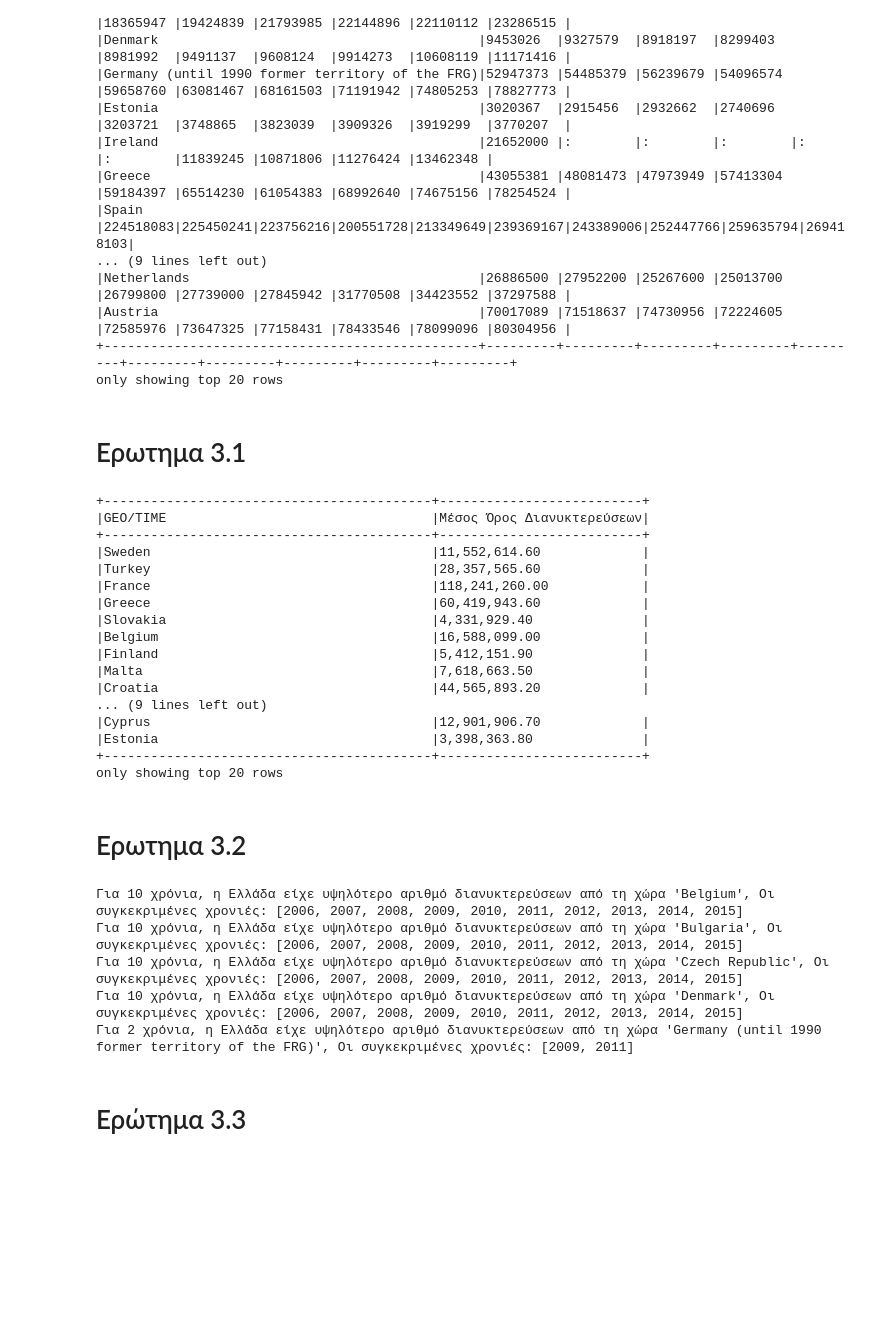
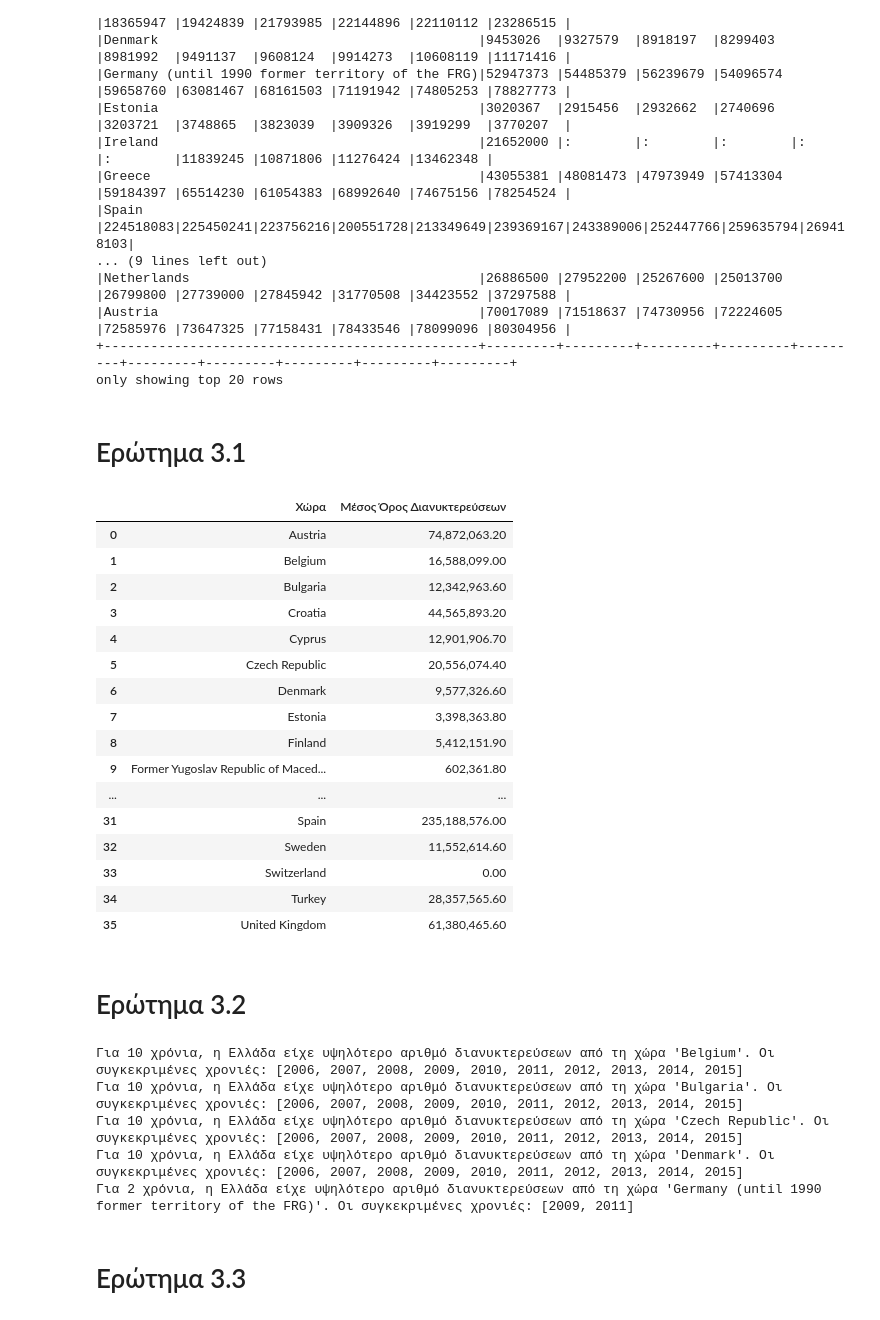
Before and after one commit to vagg99/Decentralized-Systems, a Jupyter notebook: Spark/three.ipynb, the cells around one changed output. Saved outputs shown, nothing was run; the diff lists cells and outputs as text; code cells hidden in the pictures; blank space fills up the shorter version.

```diff
--- a/Spark/three.ipynb
+++ b/Spark/three.ipynb
@@ -66,7 +67,7 @@ for year_col in year_columns:
         when(col(year_col).cast(FloatType()).isNotNull(), col(year_col).cast(FloatType())).otherwise(0.0)
     )
 # %% [markdown]
-# Ερωτημα 3.1
+# Ερώτημα 3.1
 # %%
 # Βρίσκω τον μέσο όρο των στηλών για κάθε χρονο
 year_columns = [str(year) for year in range(2006, 2016)]
@@ -77,27 +78,33 @@ result = spark_df.select("GEO/TIME", average_column.alias("AverageTourists")) \
 # %%
 result_formatted = result.withColumn("Μέσος Όρος Διανυκτερεύσεων", format_number(col("avg(AverageTourists)"), 2))
 result_formatted = result_formatted.drop("avg(AverageTourists)")
-result_formatted.show(truncate=False)
+# αλλαγή του τίτλου της στήλης GEO/TIME σε Χώρα
+result_formatted = result_formatted.withColumnRenamed("GEO/TIME", "Χώρα")
+
+#result_formatted.show(truncate=False)
+# ταξινόμηση βάσει ονόματος χώρας
+result_formatted = result_formatted.orderBy("GEO/TIME")
+result_formatted.toPandas()
 # %% [output]
-+------------------------------------------+--------------------------+
-|GEO/TIME                                  |Μέσος Όρος Διανυκτερεύσεων|
-+------------------------------------------+--------------------------+
-|Sweden                                    |11,552,614.60             |
-|Turkey                                    |28,357,565.60             |
-|France                                    |118,241,260.00            |
-|Greece                                    |60,419,943.60             |
-|Slovakia                                  |4,331,929.40              |
-|Belgium                                   |16,588,099.00             |
-|Finland                                   |5,412,151.90              |
-|Malta                                     |7,618,663.50              |
-|Croatia                                   |44,565,893.20             |
-... (9 lines left out)
-|Cyprus                                    |12,901,906.70             |
-|Estonia                                   |3,398,363.80              |
-+------------------------------------------+--------------------------+
-only showing top 20 rows
+|  | Χώρα | Μέσος Όρος Διανυκτερεύσεων |
+| 0 | Austria | 74,872,063.20 |
+| 1 | Belgium | 16,588,099.00 |
+| 2 | Bulgaria | 12,342,963.60 |
+| 3 | Croatia | 44,565,893.20 |
+| 4 | Cyprus | 12,901,906.70 |
+| 5 | Czech Republic | 20,556,074.40 |
+| 6 | Denmark | 9,577,326.60 |
+| 7 | Estonia | 3,398,363.80 |
+| 8 | Finland | 5,412,151.90 |
+| 9 | Former Yugoslav Republic of Maced... | 602,361.80 |
+| ... | ... | ... |
+| 31 | Spain | 235,188,576.00 |
+| 32 | Sweden | 11,552,614.60 |
+| 33 | Switzerland | 0.00 |
+| 34 | Turkey | 28,357,565.60 |
+| 35 | United Kingdom | 61,380,465.60 |
 # %% [markdown]
-# Ερωτημα 3.2
+# Ερώτημα 3.2
 # %%
 def compare_tourist_counts(countries):
     # Αρχικοποιήστε μια λίστα για τα αποτελέσματα
@@ -117,21 +124,21 @@ def compare_tourist_counts(countries):
 
     return result
 # %%
-# Έβαλα τις πρώτες 5 χώρες
+# Επιλέχθηκαν οι πρώτες 5 χώρες
 selected_countries = ["Belgium", "Bulgaria", "Czech Republic", "Denmark", "Germany (until 1990 former territory of the FRG)"]
 result = compare_tourist_counts(selected_countries)
 
-# Εκτυπώστε τα αποτελέσματα
+# Εκτύπωση αποτελεσμάτων
 for country, years in result.items():
     if len(years) > 0:
-        print(f"Για {len(years)} χρόνια, η Ελλάδα είχε υψηλότερο αριθμό διανυκτερεύσεων από τη χώρα '{country}', Οι συγκεκριμένες χρονιές: {years}")
+        print(f"Για {len(years)} χρόνια, η Ελλάδα είχε υψηλότερο αριθμό διανυκτερεύσεων από τη χώρα '{country}'. Οι συγκεκριμένες χρονιές: {years}")
     else:
         print(f"Η Ελλάδα δεν είχε ποτέ υψηλότερο αριθμό διανυκτερεύσεων από τη χώρα '{country}'")
 # %% [output]
-Για 10 χρόνια, η Ελλάδα είχε υψηλότερο αριθμό διανυκτερεύσεων από τη χώρα 'Belgium', Οι συγκεκριμένες χρονιές: [2006, 2007, 2008, 2009, 2010, 2011, 2012, 2013, 2014, 2015]
-Για 10 χρόνια, η Ελλάδα είχε υψηλότερο αριθμό διανυκτερεύσεων από τη χώρα 'Bulgaria', Οι συγκεκριμένες χρονιές: [2006, 2007, 2008, 2009, 2010, 2011, 2012, 2013, 2014, 2015]
-Για 10 χρόνια, η Ελλάδα είχε υψηλότερο αριθμό διανυκτερεύσεων από τη χώρα 'Czech Republic', Οι συγκεκριμένες χρονιές: [2006, 2007, 2008, 2009, 2010, 2011, 2012, 2013, 2014, 2015]
-Για 10 χρόνια, η Ελλάδα είχε υψηλότερο αριθμό διανυκτερεύσεων από τη χώρα 'Denmark', Οι συγκεκριμένες χρονιές: [2006, 2007, 2008, 2009, 2010, 2011, 2012, 2013, 2014, 2015]
-Για 2 χρόνια, η Ελλάδα είχε υψηλότερο αριθμό διανυκτερεύσεων από τη χώρα 'Germany (until 1990 former territory of the FRG)', Οι συγκεκριμένες χρονιές: [2009, 2011]
+Για 10 χρόνια, η Ελλάδα είχε υψηλότερο αριθμό διανυκτερεύσεων από τη χώρα 'Belgium'. Οι συγκεκριμένες χρονιές: [2006, 2007, 2008, 2009, 2010, 2011, 2012, 2013, 2014, 2015]
+Για 10 χρόνια, η Ελλάδα είχε υψηλότερο αριθμό διανυκτερεύσεων από τη χώρα 'Bulgaria'. Οι συγκεκριμένες χρονιές: [2006, 2007, 2008, 2009, 2010, 2011, 2012, 2013, 2014, 2015]
+Για 10 χρόνια, η Ελλάδα είχε υψηλότερο αριθμό διανυκτερεύσεων από τη χώρα 'Czech Republic'. Οι συγκεκριμένες χρονιές: [2006, 2007, 2008, 2009, 2010, 2011, 2012, 2013, 2014, 2015]
+Για 10 χρόνια, η Ελλάδα είχε υψηλότερο αριθμό διανυκτερεύσεων από τη χώρα 'Denmark'. Οι συγκεκριμένες χρονιές: [2006, 2007, 2008, 2009, 2010, 2011, 2012, 2013, 2014, 2015]
+Για 2 χρόνια, η Ελλάδα είχε υψηλότερο αριθμό διανυκτερεύσεων από τη χώρα 'Germany (until 1990 former territory of the FRG)'. Οι συγκεκριμένες χρονιές: [2009, 2011]
 # %% [markdown]
 # Ερώτημα 3.3
```
Also changed, not shown: parts of 15 cells of this notebook, 3 other files.
